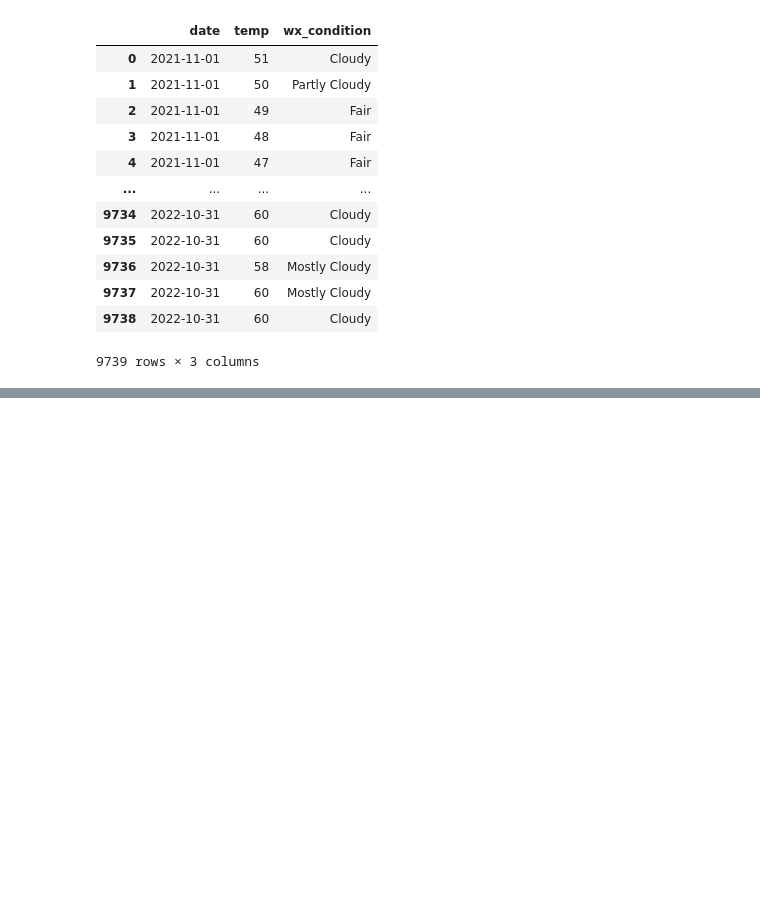
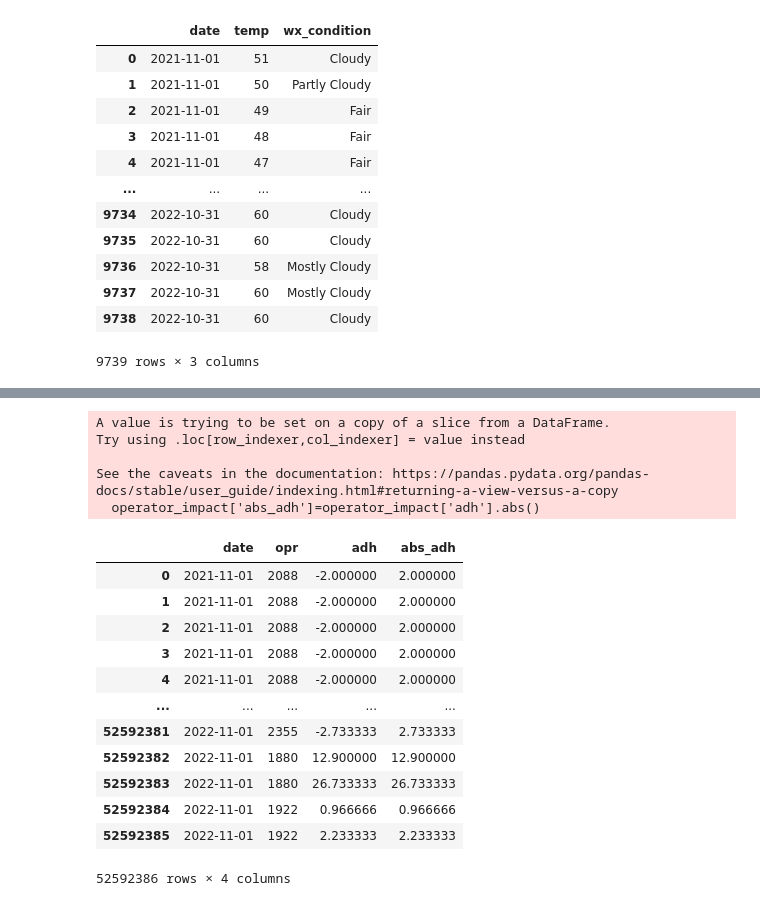
Before and after one commit to NSS-Data-Analytics-Cohort-7/wego-data-world-problems, a Jupyter notebook: notebook/We_go_project.ipynb, the cells around one changed output, grey strips where cells are left out. Cells and saved outputs as stored; diff of their text form; code cells hidden in the pictures; blank space fills up the shorter version.

Commit message:
eda on avg adhearance

```diff
--- a/notebook/We_go_project.ipynb
+++ b/notebook/We_go_project.ipynb
@@ -174,3 +174,7 @@ wego_trips.head()
 | 2 | 76447164 | 2021-11-01 | 7 | 1704 | 2088 | 297750 | TO DOWNTOWN | HBHS | 4.0 | ... |
 | 3 | 76447164 | 2021-11-01 | 7 | 1704 | 2088 | 297750 | TO DOWNTOWN | HBHS | 4.0 | ... |
 | 4 | 76447164 | 2021-11-01 | 7 | 1704 | 2088 | 297750 | TO DOWNTOWN | HBHS | 4.0 | ... |
+# %%
+#subsetting the dataframe to extract the operator imact data
+operator_impact = wego_trips[["date", "opr", "adh"]]
+operator_impact
@@ -176,0 +195,25 @@ wego_trips.head()
+# %%
+#adding column to find the absolute value of adhearance
+operator_impact['abs_adh']=operator_impact['adh'].abs()
+# %% [output]
+A value is trying to be set on a copy of a slice from a DataFrame.
+Try using .loc[row_indexer,col_indexer] = value instead
+
+See the caveats in the documentation: https://pandas.pydata.org/pandas-docs/stable/user_guide/indexing.html#returning-a-view-versus-a-copy
+  operator_impact['abs_adh']=operator_impact['adh'].abs()
+# %%
+operator_impact
+# %% [output]
+|  | date | opr | adh | abs_adh |
+| 0 | 2021-11-01 | 2088 | -2.000000 | 2.000000 |
+| 1 | 2021-11-01 | 2088 | -2.000000 | 2.000000 |
+| 2 | 2021-11-01 | 2088 | -2.000000 | 2.000000 |
+| 3 | 2021-11-01 | 2088 | -2.000000 | 2.000000 |
+| 4 | 2021-11-01 | 2088 | -2.000000 | 2.000000 |
+| ... | ... | ... | ... | ... |
+| 52592381 | 2022-11-01 | 2355 | -2.733333 | 2.733333 |
+| 52592382 | 2022-11-01 | 1880 | 12.900000 | 12.900000 |
+| 52592383 | 2022-11-01 | 1880 | 26.733333 | 26.733333 |
+| 52592384 | 2022-11-01 | 1922 | 0.966666 | 0.966666 |
+| 52592385 | 2022-11-01 | 1922 | 2.233333 | 2.233333 |
+52592386 rows × 4 columns
```
Also changed, not shown: parts of 6 cells of this notebook.
